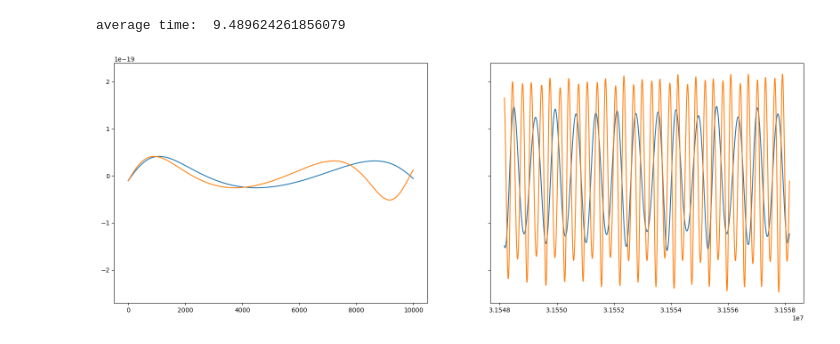
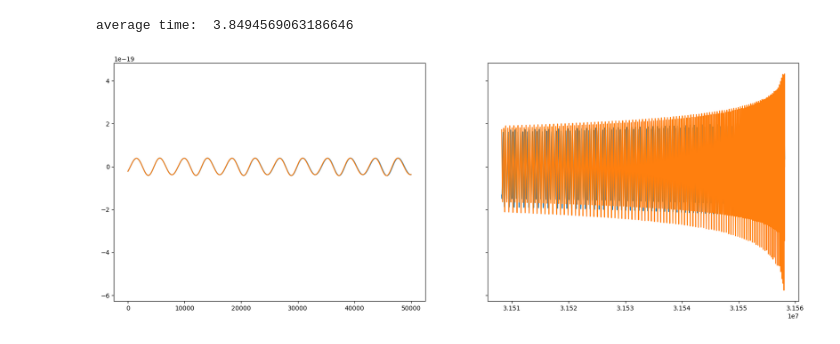
Before and after one commit to perturber/SuperKludgeIndie, a Jupyter notebook: SuperKludgeEqEcc_PaperFiles/general_examples/SuperKludge_example_IMRI.ipynb, the cells around one changed output. Drawn from its saved outputs; the diff is of its cells as text; code cells hidden in the pictures.

```diff
--- a/SuperKludgeEqEcc_PaperFiles/general_examples/SuperKludge_example_IMRI.ipynb
+++ b/SuperKludgeEqEcc_PaperFiles/general_examples/SuperKludge_example_IMRI.ipynb
@@ -84,7 +84,12 @@ start = time.time()
 SK_traj = EMRIInspiral(func=SuperKludgeFlux)
 print(time.time() - start)
 
+evolve_1PA = True
+evolve_primary = False
+evolve_2PA = True
+add_args = [chi2, evolve_1PA, evolve_primary, evolve_2PA]
+
 #get_p_at_t may fail with SuperKludge, especially with lower eccentricities, so we use KerrEccEq to generate p0
-p0 = get_p_at_t(traj_module=SK_traj, t_out=T, traj_args=[m1, m2, a, e0, Y0]) + 0.1 #near plunge EMRI
+p0 = get_p_at_t(traj_module=SK_traj, t_out=T, traj_args=[m1, m2, a, e0, Y0, *add_args]) + 0.01 #near plunge EMRI
 print('p0: ', p0)
 # %% [output]
@@ -93,7 +98,7 @@ p0:  41.66310641745458
 # %%
 #sparse trajectories prone to spline errors, denser trajectories give a more accurate picture of dephasings.
 
-max_step_days = 1.0 #max trajectory step size in days. Smaller value leads to more stable trajectories, but takes longer to compute. Likely needs fiddling.
+max_step_days = 10.0 #max trajectory step size in days. Smaller value leads to more stable trajectories, but takes longer to compute. Likely needs fiddling.
 max_step_size = max_step_days*24*60*60 #in seconds
 inspiral_kwargs = {
     "err":1e-11, #error tolerance in the DOPR integration routine. Default = 1e-11
@@ -228,7 +233,7 @@ for _ in range(10):
     waveform = wave(m1, m2, a, p0, e0, Y0, dist, qS, phiS, qK, phiK, Phi_phi0, Phi_theta0, Phi_r0, *add_args, dt=dt, T=T)
 print('average time: ', (time.time()-start)/10)
 # %% [output]
-average time:  9.489624261856079
+average time:  3.8494569063186646
 # %%
 evolve_1PA = False
 evolve_primary = False
@@ -237,21 +242,24 @@ add_args = [chi2, evolve_1PA, evolve_primary, evolve_2PA]
 
 wave_null = wave(m1, m2, a, p0, e0, Y0, dist, qS, phiS, qK, phiK, Phi_phi0, Phi_theta0, Phi_r0, *add_args, dt=dt, T=T)
 # %%
-time_steps = np.linspace(0.0,T*YRSID_SI,len(cp.asnumpy(cp.asarray(waveform))[0]))
+if use_gpu:
+    time_steps = np.linspace(0.0,T*YRSID_SI,len(cp.asnumpy(cp.asarray(waveform))[0]))
+else:
+    time_steps = np.linspace(0.0,T*YRSID_SI,len(np.asarray(waveform)[0]))
 
 fig, axs = plt.subplots(1,2,figsize=(20,7),sharey=True)
 
 if use_gpu:
     waveform = waveform.get()
     wave_null = wave_null.get()
 
-axs[0].plot(time_steps[:1000],waveform[0][:1000])
-axs[0].plot(time_steps[:1000],wave_null[0][:1000])
+axs[0].plot(time_steps[:5000],waveform[0][:5000])
+axs[0].plot(time_steps[:5000],wave_null[0][:5000])
 
-axs[1].plot(time_steps[-1000:],waveform[0][-1000:])
-axs[1].plot(time_steps[-1000:],wave_null[0][-1000:])
+axs[1].plot(time_steps[-5000:],waveform[0][-5000:])
+axs[1].plot(time_steps[-5000:],wave_null[0][-5000:])
 
 plt.savefig(f'wave_snaps_m1_{m1}_m2_{m2}.png',transparent=False)
 plt.show()
 # %% [output]
-[figure, old version]
+[figure, new version]
```
Also changed, not shown: parts of 5 cells of this notebook, 9 other files.
